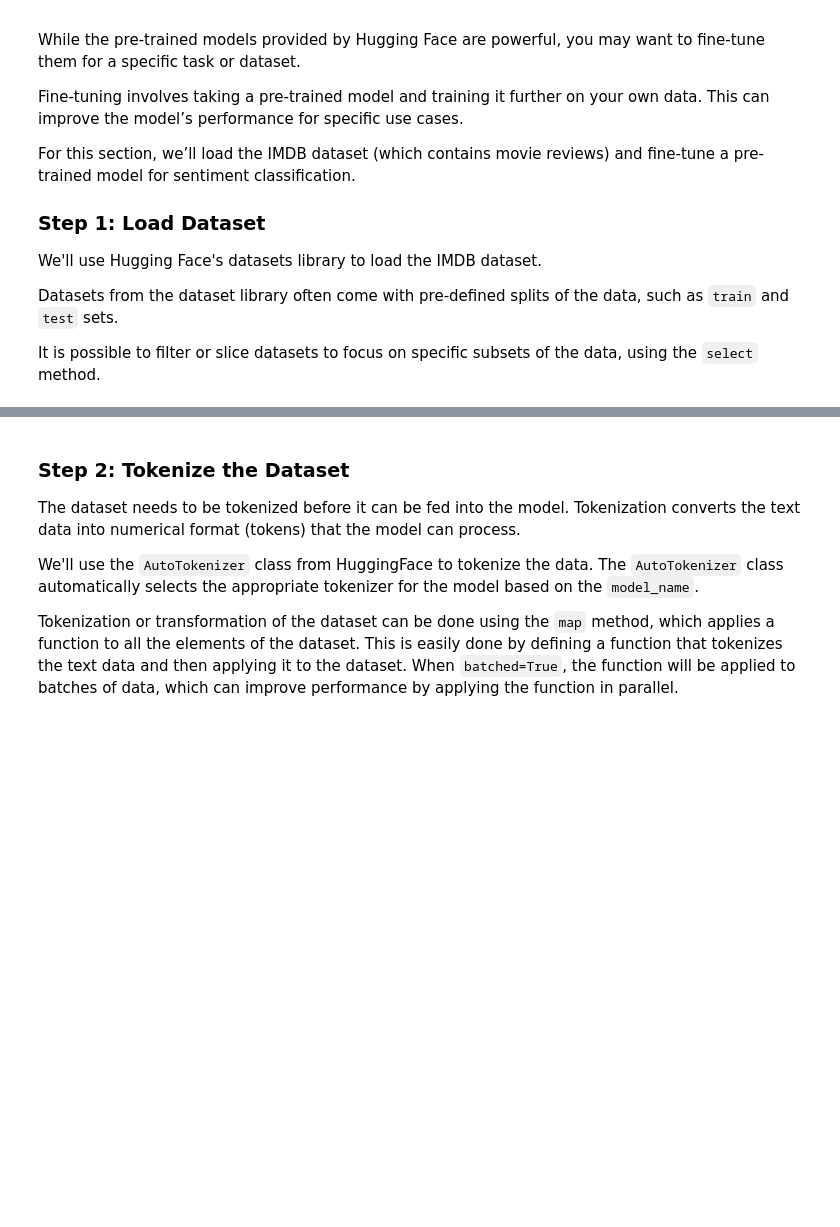
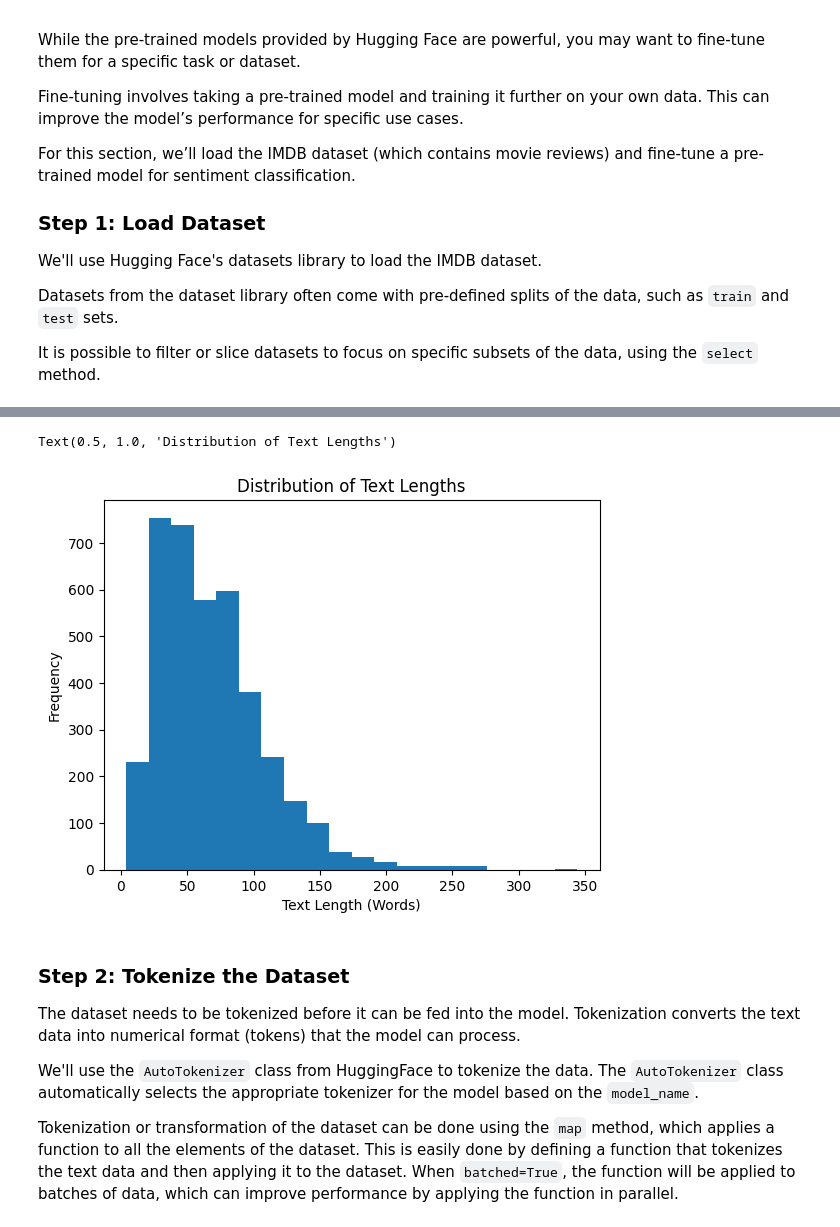
Before and after one commit to akseljoonas/biotech-news-sentiment, a Jupyter notebook: notebooks/fine_tuning.ipynb, the cells around one changed output, grey strips where cells are left out. Cells and saved outputs as stored; diff of their text form; code cells hidden in the pictures; blank space fills up the shorter version.

```diff
--- a/notebooks/fine_tuning.ipynb
+++ b/notebooks/fine_tuning.ipynb
@@ -65,3 +152,14 @@ train_dataset
+# %%
+#now plot the distribution of text lengths by words
+
+text_lengths = [len(text.split()) for text in dataset["train"]["text"]]
+plt.hist(text_lengths, bins=20)
+plt.xlabel("Text Length (Words)")
+plt.ylabel("Frequency")
+plt.title("Distribution of Text Lengths")
+# %% [output]
+Text(0.5, 1.0, 'Distribution of Text Lengths')
+[figure, added]
 # %% [markdown]
 ### Step 2: Tokenize the Dataset
 The dataset needs to be tokenized before it can be fed into the model. Tokenization converts the text data into numerical format (tokens) that the model can process.
```
Also changed, not shown: parts of 15 cells of this notebook.
